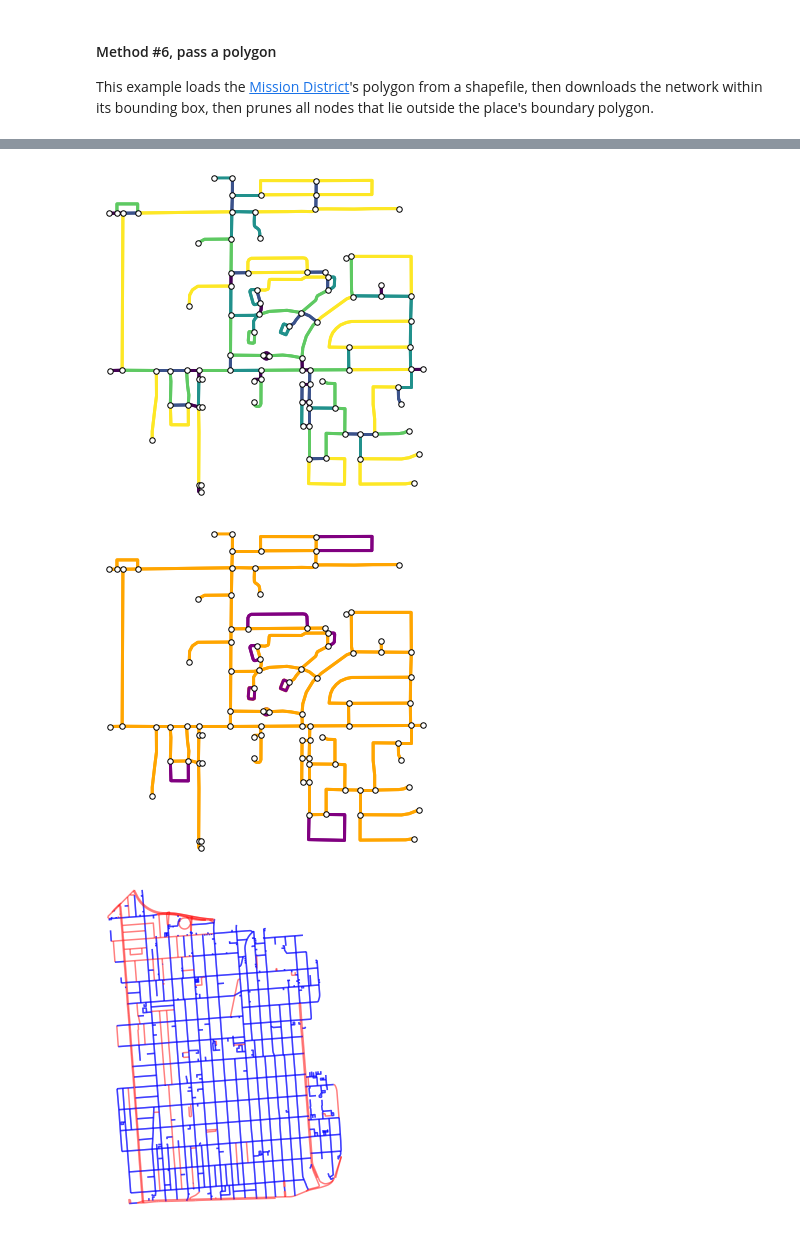
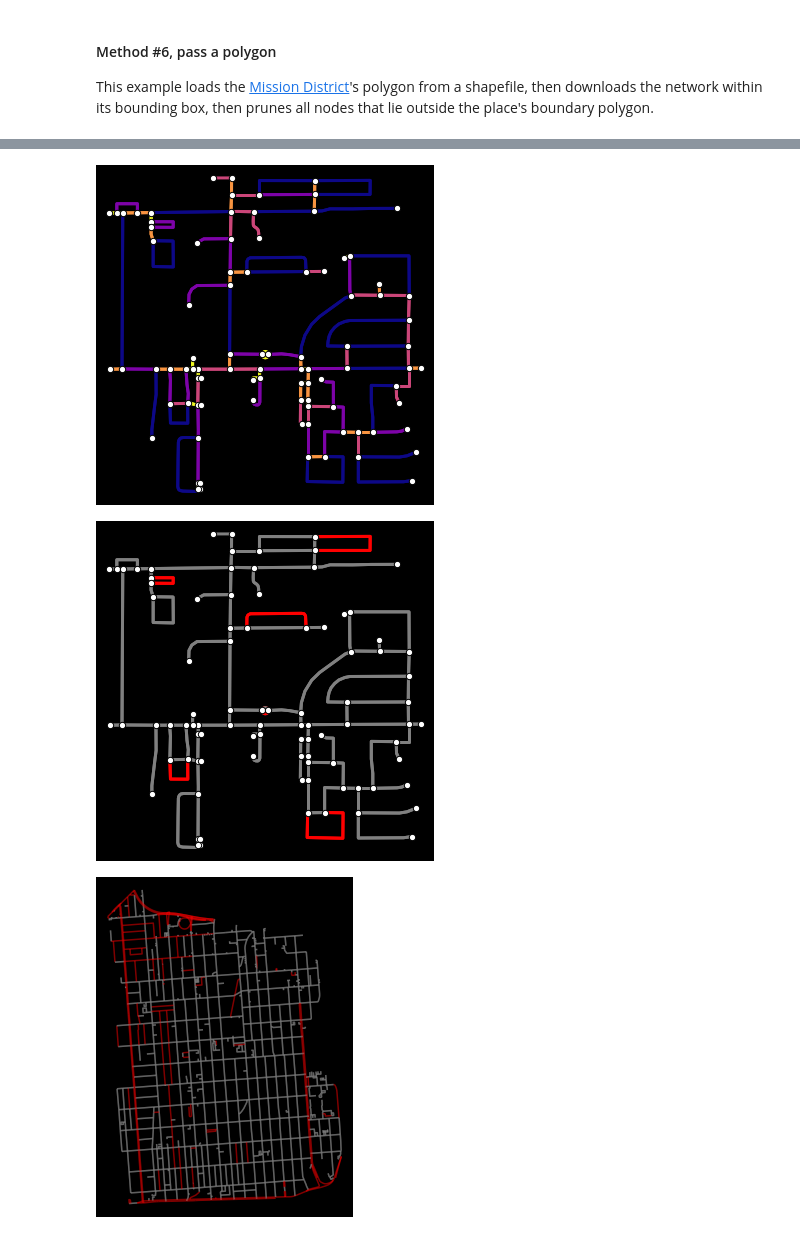
Before and after one commit to gboeing/osmnx-examples, a Jupyter notebook: notebooks/01-overview-osmnx.ipynb, the cells around one changed output, grey strips where cells are left out. Cells and saved outputs as stored; diff of their text form; code cells hidden in the pictures.

```diff
--- a/notebooks/01-overview-osmnx.ipynb
+++ b/notebooks/01-overview-osmnx.ipynb
@@ -150,6 +138,5 @@ This example loads the [Mission District](http://www.zillow.com/howto/api/neighb
 calif = gpd.read_file('input_data/ZillowNeighborhoods-CA')
 mission_district = calif[(calif['CITY']=='San Francisco') & (calif['NAME']=='Mission')]
 polygon = mission_district['geometry'].iloc[0]
-G6 = ox.graph_from_polygon(polygon, network_type='drive_service')
-G6_projected = ox.project_graph(G6)
-fig, ax = ox.plot_graph(G6_projected)
+
+G2 = ox.graph_from_polygon(polygon, network_type='drive_service')
@@ -180,23 +170,24 @@ fig, ax = ox.plot_graph(G, node_color='b', node_zorder=3)
 # %%
 # show the simplified network with edges colored by edge length
-ec = ox.get_edge_colors_by_attr(G, attr='length')
-fig, ax = ox.plot_graph(G, node_color='w', node_edgecolor='k', node_size=30,
-                           node_zorder=3, edge_color=ec, edge_linewidth=3)
+ec = ox.plot.get_edge_colors_by_attr(G, attr='length', cmap='plasma_r')
+fig, ax = ox.plot_graph(G, node_color='w', node_edgecolor='k', node_size=40,
+                        node_zorder=3, edge_color=ec, edge_linewidth=3, bgcolor='k')
 # %% [output]
-[figure, old version]
+[figure, new version]
 # %%
-# highlight all parallel edges in purple
-ec = ['orange' if key == 0 else 'purple' for u, v, key in G.edges(keys=True)]
-fig, ax = ox.plot_graph(G, node_color='w', node_edgecolor='k', node_size=30,
-                           node_zorder=3, edge_color=ec, edge_linewidth=3)
+# highlight all parallel (multiple) edges
+ec = ['gray' if k == 0 or u == v else 'r' for u, v, k in G.edges(keys=True)]
+fig, ax = ox.plot_graph(G, node_color='w', node_edgecolor='k', node_size=40, node_zorder=2,
+                        bgcolor='k', edge_color=ec, edge_linewidth=3)
 # %% [output]
-[figure, old version]
+[figure, new version]
 # %%
-# highlight all the one-way edges in the mission district network from earlier
-ec = ['r' if data['oneway'] else 'b' for u, v, key, data in G6.edges(keys=True, data=True)]
-fig, ax = ox.plot_graph(G6, node_size=0, edge_color=ec, edge_linewidth=1.5, edge_alpha=0.5)
+# highlight all one-way edges in the mission district network from earlier
+ec = ['r' if data['oneway'] else 'gray' for u, v, key, data in G2.edges(keys=True, data=True)]
+fig, ax = ox.plot_graph(G2, node_size=0, bgcolor='k',
+                        edge_color=ec, edge_linewidth=1.5, edge_alpha=0.5)
 # %% [output]
-[figure, old version]
+[figure, new version]
 # %% [markdown]
 ## Part 4: saving networks to disk
 
```
Also changed, not shown: parts of 31 cells of this notebook, 27 other files.
